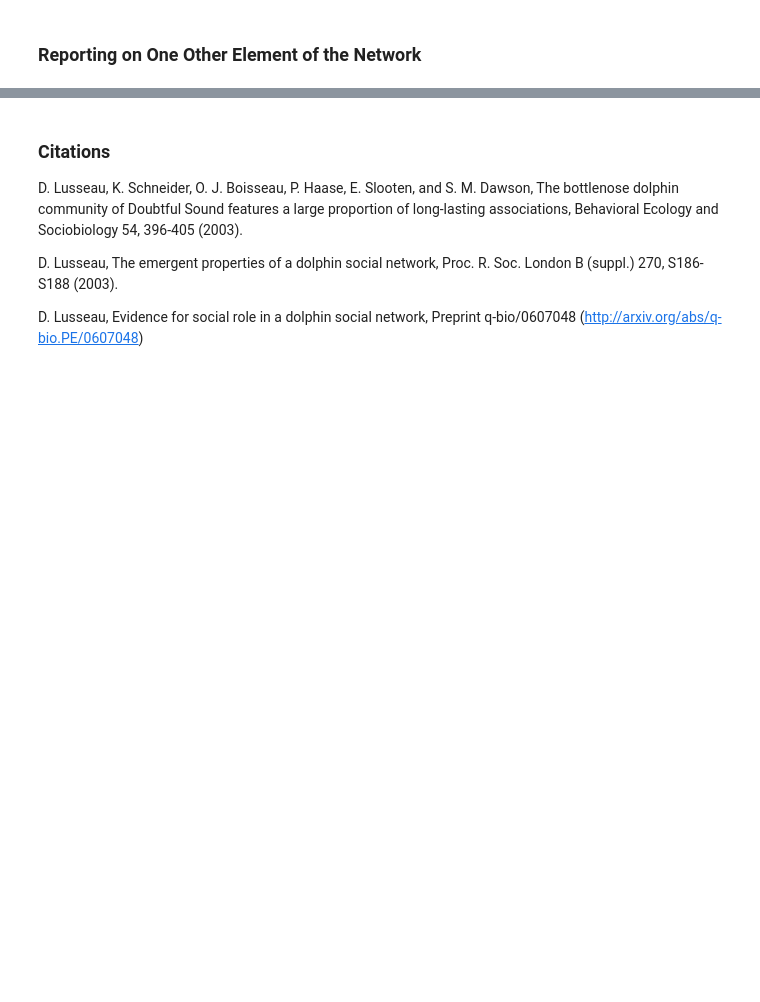
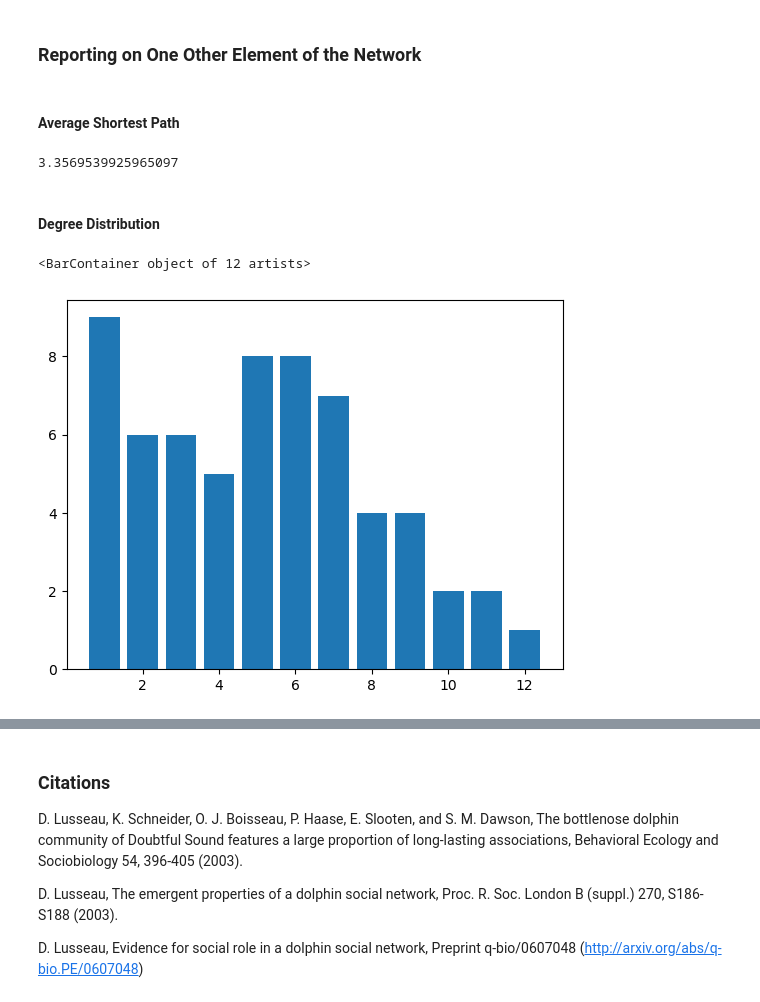
Before and after one commit to finn-oconnor/math-1010-oconnor, a Jupyter notebook: Final Script Dolphins Project.ipynb, the cells around one changed output, grey strips where cells are left out. Drawn from its saved outputs; the diff is of its cells as text; code cells hidden in the pictures; blank space fills up the shorter version.

```diff
--- a/Final Script Dolphins Project.ipynb
+++ b/Final Script Dolphins Project.ipynb
@@ -100,4 +195,18 @@ Plot_Comm(Dolphins_G2, gn_communities1)
 # %% [markdown]
 ### Reporting on One Other Element of the Network
+# %% [markdown]
+#### Average Shortest Path
+# %%
+print(nx.average_shortest_path_length(dolphin_graph))
+# %% [output]
+3.3569539925965097
+# %% [markdown]
+#### Degree Distribution
+# %%
+degree_sequence = sorted((d for n, d in Dolphins_G.degree()), reverse=True)
+plt.bar(*np.unique(degree_sequence, return_counts=True))
+# %% [output]
+<BarContainer object of 12 artists>
+[figure, added]
 # %% [markdown]
 ### Conclusions About the Network
```
Also changed, not shown: parts of 23 cells of this notebook.
